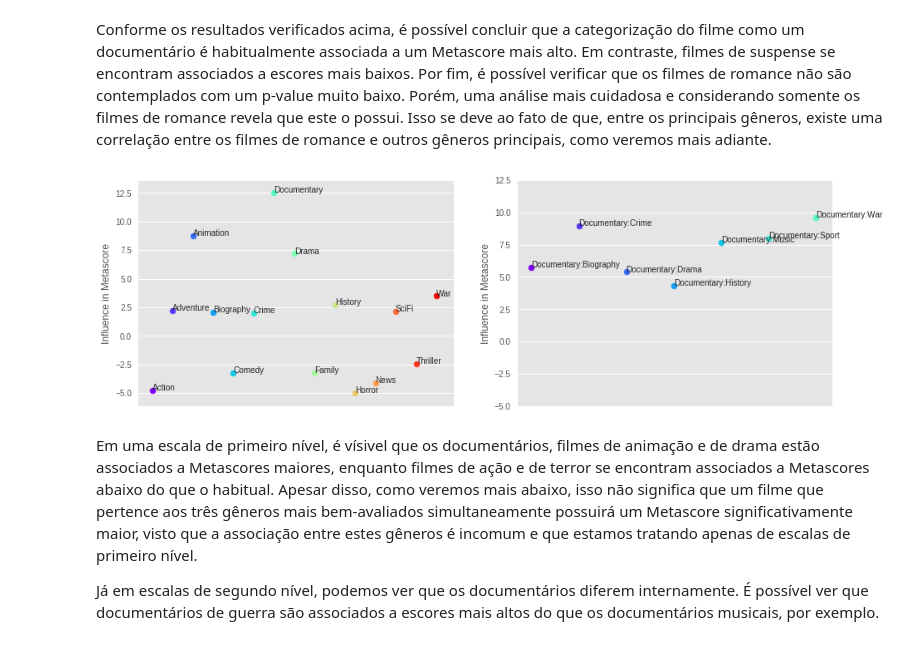
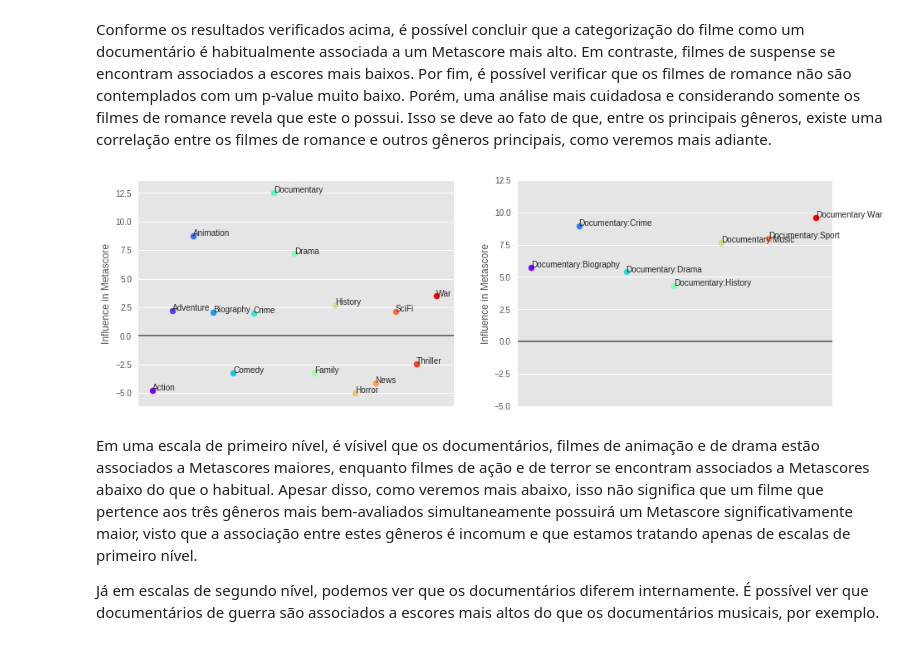
Before and after one commit to gabrieldluca/2017-2-projeto-metascience, a Jupyter notebook: notebooks/analysis.ipynb, the cells around one changed output. Cells and saved outputs as stored; diff of their text form; code cells hidden in the pictures.

Commit message:
Finishing analysis and updating observations

```diff
--- a/notebooks/analysis.ipynb
+++ b/notebooks/analysis.ipynb
@@ -23,9 +17,11 @@ movie_data.rename(columns={'Sci-Fi': 'SciFi', 'Reality-TV': 'RealityTV',
+# %%
+movie_data = pd.read_csv('../movie_data.csv')
 # %%
 date_parser = lambda i: parse(i) if i is not np.nan else np.nan
 movie_data.reviewer = movie_data.reviewer.astype('category')
 movie_data.review_date = movie_data.review_date.apply(date_parser)
 movie_data.release_date = movie_data.release_date.apply(date_parser)
-movie_data.acclaim_rate = movie_data.acclaim_rate.astype('category')
+movie_data.user_acclaim = movie_data.user_acclaim.astype('category')
 movie_data.director = movie_data.director.astype('category')
 movie_data.languages = movie_data.languages.astype('category')
 movie_data.release_decade = movie_data.release_decade.astype('category')
@@ -112,7 +108,7 @@ Nota-se que, em alguns casos, o baixo valor dos p-values nos impossibilita de re
 # %% [markdown]
 Entre nossas hipóteses iniciais se encontrava o gênero do filme. Para prosseguir com nossas análises, iremos primeiro verificar a distribuição interna dos principais gêneros conforme ambas as variáveis dependentes que objetivamos anteriormente — o escore do The New York Times e o Metascore.
 # %%
-genres = movie_data.columns[11:-2].drop('unknown')
+genres = movie_data.columns[12:-1].drop('unknown')
 fiveGenres = movie_data[genres].sum().nlargest(5)
 fiveGenres = [i for i in fiveGenres.index.values]
 
@@ -131,5 +127,5 @@ fig, axes = plt.subplots(ncols=2, figsize=(15,5))
 sns.boxplot(data=fiveGenresMeta.dropna(), ax=axes[0])
 sns.boxplot(data=fiveGenresReviews.dropna(), ax=axes[1])
 axes[0].set_ylabel('Metascore'); axes[1].set_ylabel('NY Times score')
-for axis in axes: axis.set_xlabel('Gênero')
+for axis in axes: axis.set_xlabel('Genre')
 # %% [output]
@@ -165,26 +161,28 @@ Conforme os resultados verificados acima, é possível concluir que a categoriza
 # %%
 documentary_types = genres.drop('Documentary')
 
 general = smf.ols('metascore ~ ' + ' + '.join(genres), movie_data).fit()
 documentaries = smf.ols('metascore ~ Documentary:(' + ' + '.join(documentary_types) + ')',
                         movie_data).fit()
 
 fig, axes = plt.subplots(ncols=2, figsize=(15,5))
 for model, axis in zip([general, documentaries], axes):
     result = pd.concat([model.params, model.bse, model.tvalues, model.pvalues],
                         axis=1, keys=['coef', 'SE', 't', 'p-value'])
     result = result[result['p-value'] < 0.01].drop('Intercept')
 
-    for i, j, color in zip(range(15), result.coef, RAINBOW_COLORS):
+    for i, j, color in zip(range(15), result.coef, RAINBOW_COLORS(len(result))):
         axis.scatter(i, j, color=color)
     for i, txt in enumerate(result.index):
         axis.annotate(txt, (range(15)[i], result.coef[i]))
     axis.set_ylabel('Influence in Metascore')
     t = axis.set_xticks([])
+    axis.axhline(0, color='black', alpha=0.6)
 
 t = axes[1].set_yticks(np.arange(-5, 12.6, 2.5))
+plt.savefig('../observations/score-infl-per-genre.png')
 # %% [output]
-[figure, old version]
+[figure, new version]
 # %% [markdown]
 Em uma escala de primeiro nível, é vísivel que os documentários, filmes de animação e de drama estão associados a Metascores maiores, enquanto filmes de ação e de terror se encontram associados a Metascores abaixo do que o habitual. Apesar disso, como veremos mais abaixo, isso não significa que um filme que pertence aos três gêneros mais bem-avaliados simultaneamente possuirá um Metascore significativamente maior, visto que a associação entre estes gêneros é incomum e que estamos tratando apenas de escalas de primeiro nível.
 
```
Also changed, not shown: parts of 28 cells of this notebook, 5 other files.
